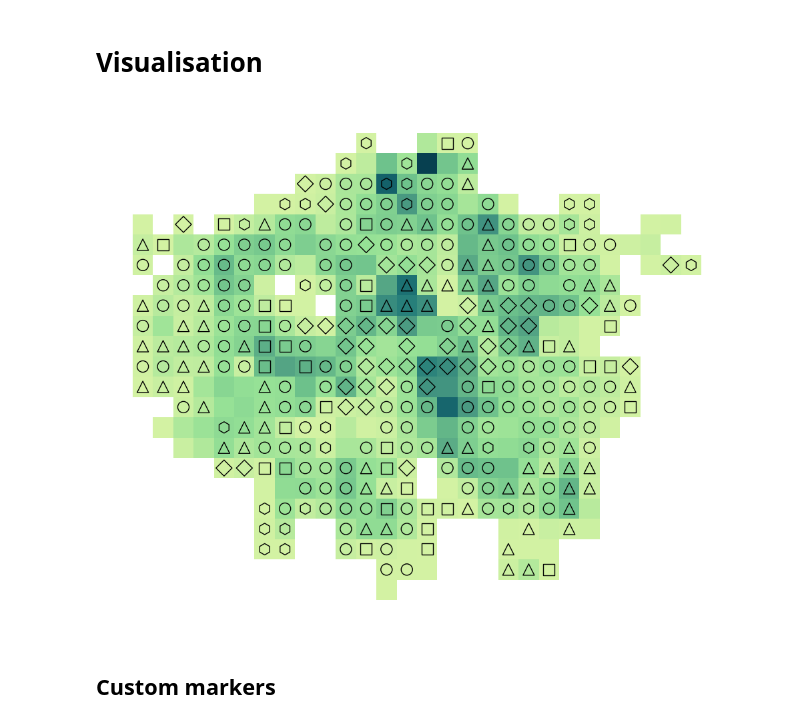
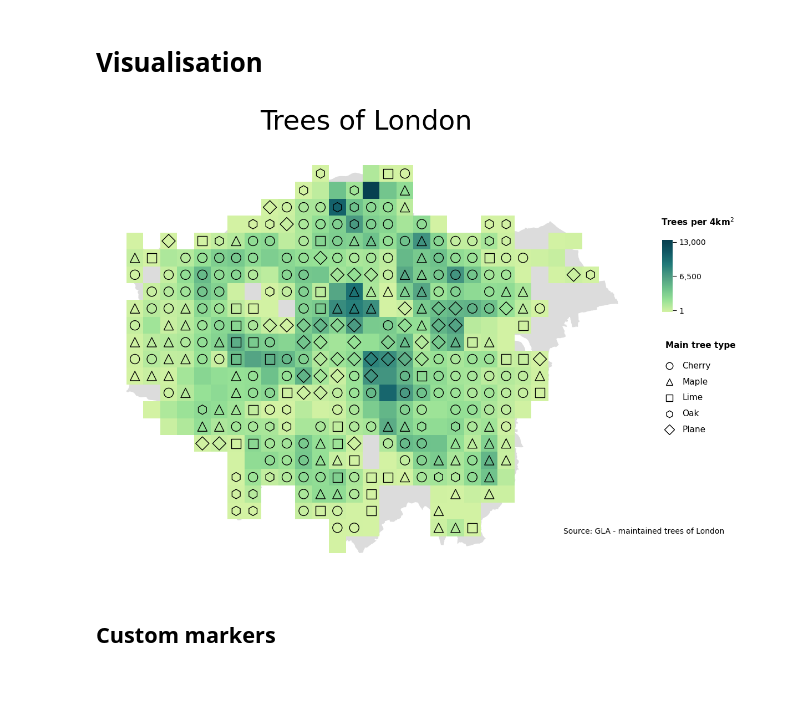
Before and after one commit to Lisa-Ho/small-data-projects, a Jupyter notebook: 2023/2306-trees-london/trees-london.ipynb, the cells around one changed output. Cells and saved outputs as stored; diff of their text form; code cells hidden in the pictures; blank space fills up the shorter version.

Commit message:
Added legends + title

```diff
--- a/2023/2306-trees-london/trees-london.ipynb
+++ b/2023/2306-trees-london/trees-london.ipynb
@@ -22,3 +30,11 @@ gdata_root = config["geodata"]["path"]
+# %%
+# Read shapefile and reproject to coordinate system th
+london_all = gpd.GeoDataFrame.from_file(os.path.join(gdata_root, "london-shapefiles\\London_Borough_Excluding_MHW.shp"))
+_crs = "EPSG:32630"
+london_all = london_all.to_crs(_crs)
+
+#join london boroughs into gdf to work with
+london = gpd.GeoDataFrame({'geometry': london_all.unary_union,'index':[0]}, crs=_crs)
 # %% [markdown]
 ## London grid
 
@@ -113,30 +129,64 @@ grid_centroid["geometry"] = grid_centroid["geometry"].centroid
 # %%
 #configuration, colors and fonts
 from palettable.cartocolors.sequential import BluGrn_7, Emrld_7, agGrnYl_7_r
 cmap = Emrld_7.mpl_colormap
 #bg_color = "#EFEFEF"
 bg_color = "white"
 
 #plot
-fig, ax = plt.subplots(figsize=(15, 10))
+fig, ax = plt.subplots(figsize=(13, 10))
 fig.set_facecolor(bg_color)
 
 # ===
 # Data
 values = "total_trees"
 grid.plot(ax=ax, column=values, alpha=1, zorder=3, cmap=cmap)
 for i in range(len(grid_centroid)):
     ax.scatter(grid_centroid["geometry"].x.iloc[i], grid_centroid["geometry"].y.iloc[i],
                s=150, marker=grid_centroid["majority_tree_symbol"].iloc[i] , edgecolor="black", linewidth=1, facecolors="None", zorder=4)
-               # s=200, marker=svg_marker , color="black", zorder=4, alpha=0.5)
-#grid.plot(ax=ax, color="#CDCDCD",zorder=2)
-
-
+             #  s=200, marker=svg_marker , color="black", zorder=4, alpha=0.5)
+#grid.plot(ax=ax, color="#DCDCDC",zorder=2)
+london.plot(ax=ax, color="#DCDCDC",zorder=2 )
 ax.axis("off")
 
+# ===
+## Legend for colormap
+lgd1 = fig.add_axes([0.91, 0.58, 0.015, 0.13]) #axes to hold colorbar
+cmappable = ScalarMappable(norm=Normalize(0,1), cmap=cmap)
+cb = plt.colorbar(cmappable, cax=lgd1, anchor=(1,1.2), orientation='vertical', drawedges=False, ticks=[0.02,0.5, 0.97])
+_max = math.ceil(grid[values].max() / 1000.0) * 1000
+cb.set_ticklabels(["1", "{:,}".format(int(_max/2)), "{:,}".format(_max)])
+cb.outline.set_visible(False)
+lgd1.tick_params(size=5)
+lgd1.text(-0.1, 1.2, r"Trees per 4km$^2$", ha="left", size=11, fontweight="bold")
+
+## Legend for shapes
+lgd2 = fig.add_axes([0.9, 0.35, 0.15, 0.15])
+kw = dict(color="None" , markerfacecolor="None", markeredgecolor="black", markersize=9, alpha=1,)
+legend_elements2 = [Line2D([0], [0], marker='o' , label="Cherry", **kw),
+                  Line2D([0], [0], marker="^" , label="Maple", **kw),
+                  Line2D([0], [0], marker='s' , label="Lime", **kw),
+                  Line2D([0], [0], marker='h' , label="Oak",  **kw),
+                  Line2D([0], [0], marker='D' , label="Plane",**kw),]
+L = lgd2.legend(frameon=False, handles=legend_elements2, loc='center left', ncol=1, handletextpad=0.7, labelspacing=1)
+plt.setp(L.texts,  va="baseline",color="black", size=11, )
+lgd2.axis('off')
+lgd2.text(0.1, 1.1, r"Main tree type", ha="left", size=11, fontweight="bold" )
+
+# ===
+#title
+plt.figtext(0.5, 0.91 , "Trees of London",  fontsize=35,  ha="center",
+           color="black")
+plt.figtext(1, 0.18 , "Source: GLA - maintained trees of London ",  fontsize=10,  ha="right",
+           color="black")
+
+#export
+plt.savefig("london-trees-4sqkm-type.png", bbox_inches='tight', dpi=300, pad_inches=0.45, facecolor=bg_color)
+plt.savefig("london-trees-4sqkm-type.svg", bbox_inches='tight', dpi=300, pad_inches=0, transparent=True)
+
 plt.show()
 # %% [output]
-[figure, old version]
+[figure, new version]
 # %% [markdown]
 ## Custom markers
 # %%
```
Also changed, not shown: parts of 3 cells of this notebook.
